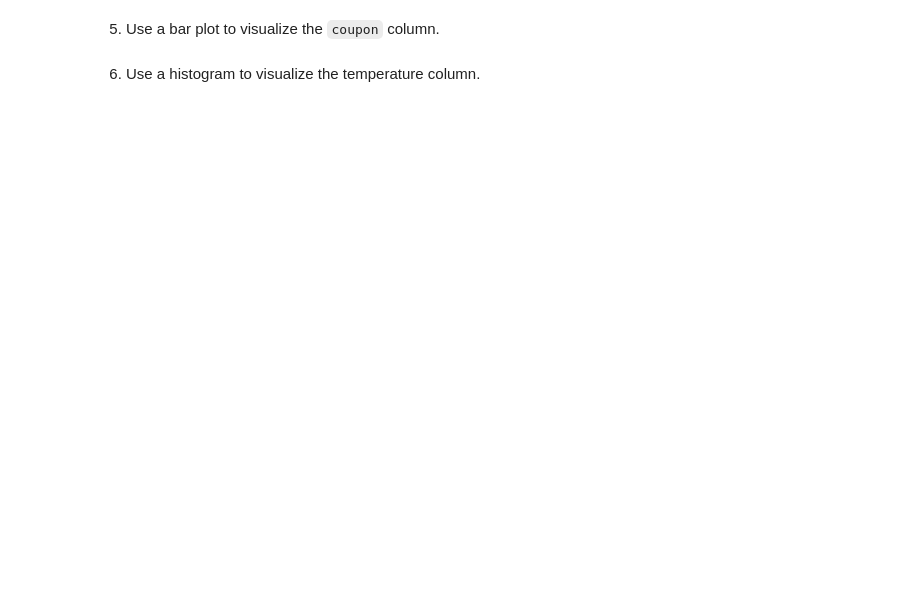
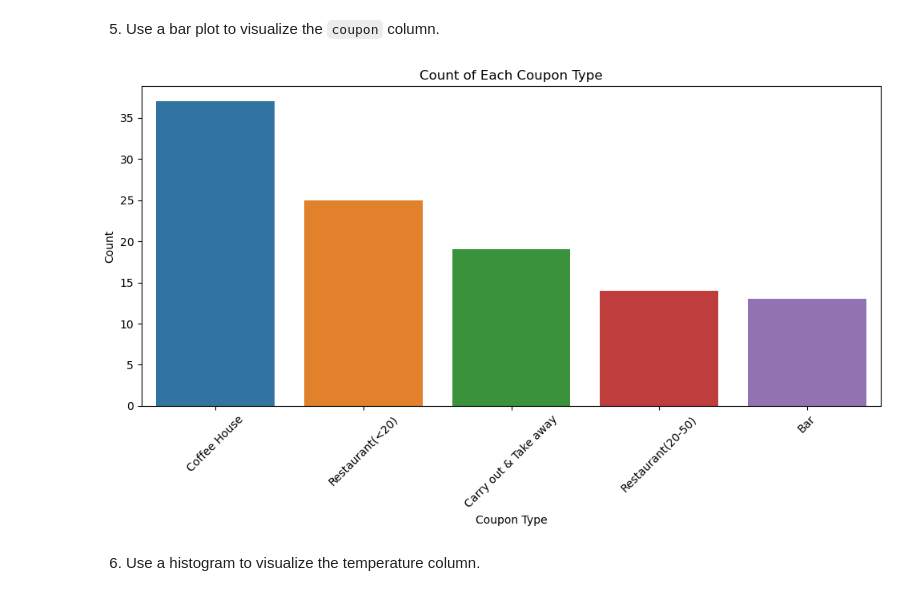
Before and after one commit to harithmd1/Berkeley-AI-ML-Module5, a Jupyter notebook: prompt.ipynb, the cells around one changed output. Drawn from its saved outputs; the diff is of its cells as text; code cells hidden in the pictures; blank space fills up the shorter version.

```diff
--- a/prompt.ipynb
+++ b/prompt.ipynb
@@ -125,19 +166,21 @@ print(f"Proportion of accepted coupons: {proportion_accepted:.2f}")
 # %%
 # Set the plot size
 plt.figure(figsize=(10, 6))
 
 # Create a count bar plot of the 'coupon' column
-sns.countplot(data_cleaned=data_cleaned, x='coupon', order=data_cleaned['coupon'].value_counts().index)
+sns.countplot(data=data_cleaned, x='coupon', order=data_cleaned['coupon'].value_counts().index)
 
 # Add plot title and labels
 plt.title('Count of Each Coupon Type')
 plt.xlabel('Coupon Type')
 plt.ylabel('Count')
 plt.xticks(rotation=45)  # Rotate x-axis labels if needed
 
 # Show the plot
 plt.tight_layout()
 plt.show()
+# %% [output]
+[figure, added]
 # %% [markdown]
 6. Use a histogram to visualize the temperature column.
 # %%
```
Also changed, not shown: parts of 14 cells of this notebook.
